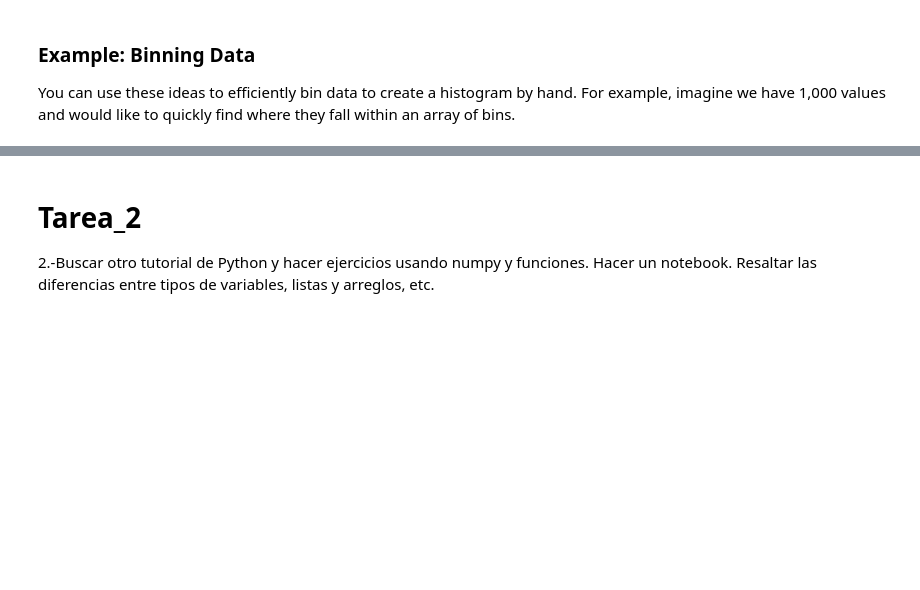
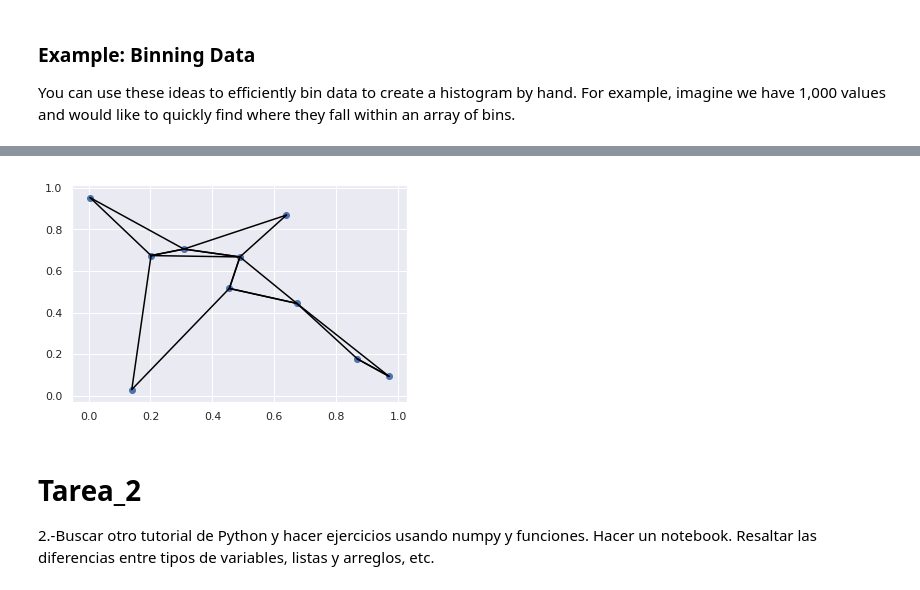
Before and after one commit to DCIDA2019/da2019-Oscar2401, a Jupyter notebook: Semana1/Tareas/tarea_1.ipynb, the cells around one changed output, grey strips where cells are left out. Cells and saved outputs as stored; diff of their text form; code cells hidden in the pictures; blank space fills up the shorter version.

```diff
--- a/Semana1/Tareas/tarea_1.ipynb
+++ b/Semana1/Tareas/tarea_1.ipynb
@@ -447,3 +463,14 @@ plt.plot(bins, counts, linestyle='steps');
+# %%
+K = 2
+nearest_partition = np.argpartition(dist_sq, K + 1, axis=1)
+# %%
+plt.scatter(a[:, 0], a[:, 1])
+K = 2
+for i in range(len(a)):
+    for j in nearest_partition[i, :K+1]:
+        plt.plot(*zip(a[j], a[i]), color='black')
+# %% [output]
+[figure, added]
 # %% [markdown]
 # Tarea_2
 2.-Buscar otro tutorial de Python y hacer ejercicios usando numpy y funciones. Hacer un notebook. Resaltar las diferencias entre tipos de variables, listas y arreglos, etc.
```
Also changed, not shown: parts of 34 cells of this notebook, 2 other files.
